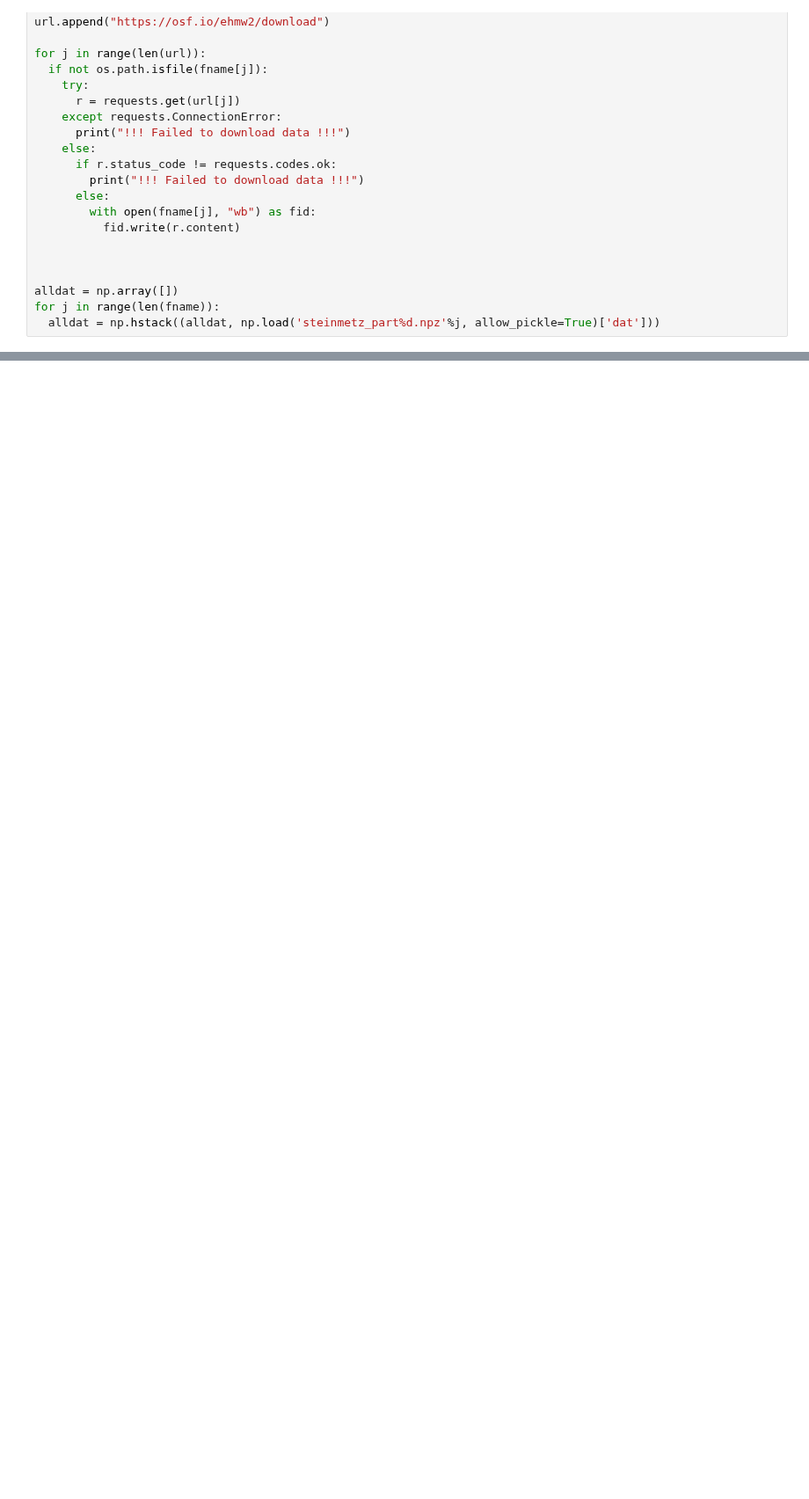
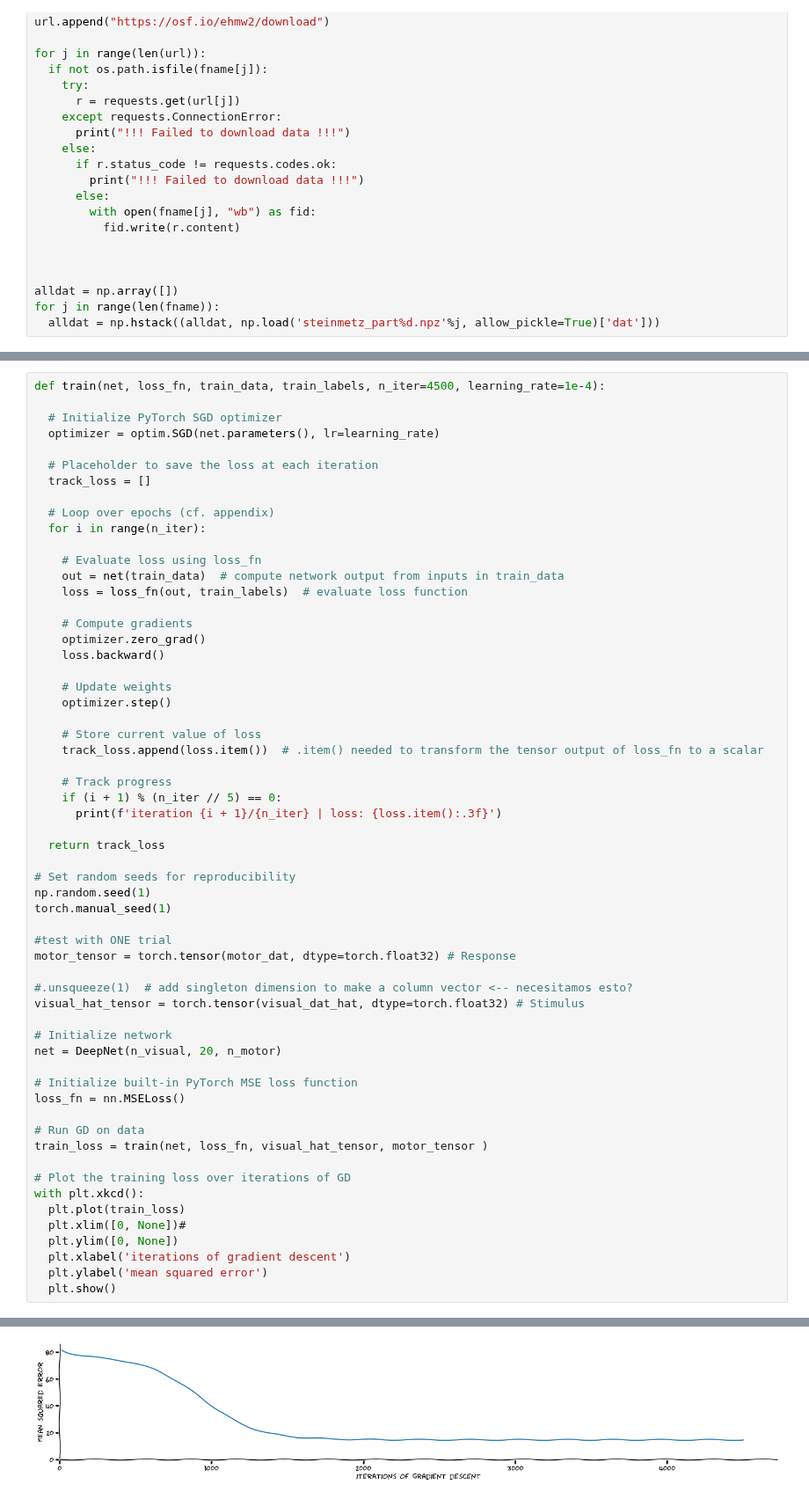
Before and after one commit to mgonzal1/nma_wombat_connectivy_project, a Jupyter notebook: connectivity.ipynb, the cells around one changed output, grey strips where cells are left out. Shown at 88% size. Saved outputs shown, nothing was run; the diff lists cells and outputs as text; blank space fills up the shorter version.

```diff
--- a/connectivity.ipynb
+++ b/connectivity.ipynb
@@ -355,0 +514,60 @@ ax.spines["left"].set_visible(False)
+# %%
+def train(net, loss_fn, train_data, train_labels, n_iter=4500, learning_rate=1e-4):
+
+  # Initialize PyTorch SGD optimizer
+  optimizer = optim.SGD(net.parameters(), lr=learning_rate)
+
+  # Placeholder to save the loss at each iteration
+  track_loss = []
+
+  # Loop over epochs (cf. appendix)
+  for i in range(n_iter):
+
+    # Evaluate loss using loss_fn
+    out = net(train_data)  # compute network output from inputs in train_data
+    loss = loss_fn(out, train_labels)  # evaluate loss function
+
+    # Compute gradients
+    optimizer.zero_grad()
+    loss.backward()
+
+    # Update weights
+    optimizer.step()
+
+    # Store current value of loss
+    track_loss.append(loss.item())  # .item() needed to transform the tensor output of loss_fn to a scalar
+
+    # Track progress
+    if (i + 1) % (n_iter // 5) == 0:
+      print(f'iteration {i + 1}/{n_iter} | loss: {loss.item():.3f}')
+
+  return track_loss
+
+# Set random seeds for reproducibility
+np.random.seed(1)
+torch.manual_seed(1)
+
+#test with ONE trial
+motor_tensor = torch.tensor(motor_dat, dtype=torch.float32) # Response
+
+#.unsqueeze(1)  # add singleton dimension to make a column vector <-- necesitamos esto?
+visual_hat_tensor = torch.tensor(visual_dat_hat, dtype=torch.float32) # Stimulus
+
+# Initialize network
+net = DeepNet(n_visual, 20, n_motor)
+
+# Initialize built-in PyTorch MSE loss function
+loss_fn = nn.MSELoss()
+
+# Run GD on data
+train_loss = train(net, loss_fn, visual_hat_tensor, motor_tensor )
+
+# Plot the training loss over iterations of GD
+with plt.xkcd():
+  plt.plot(train_loss)
+  plt.xlim([0, None])#
+  plt.ylim([0, None])
+  plt.xlabel('iterations of gradient descent')
+  plt.ylabel('mean squared error')
+  plt.show()
+# %% [output]
@@ -355,0 +579 @@ ax.spines["left"].set_visible(False)
+[figure, added]
```
Also changed, not shown: parts of 42 cells of this notebook.
